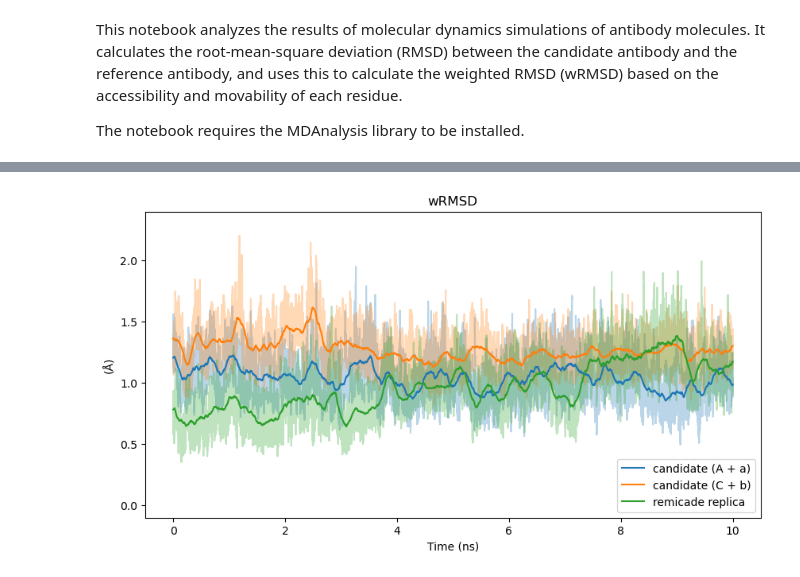
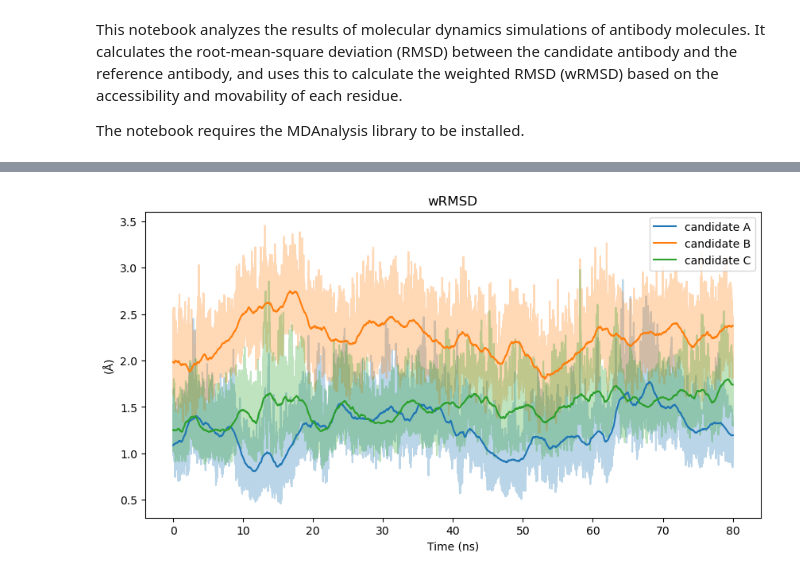
Before and after one commit to Nik9kin/antibody_humanization_by_scaffolding, a Jupyter notebook: wRMSD_calculation.ipynb, the cells around one changed output, grey strips where cells are left out. Drawn from its saved outputs; the diff is of its cells as text; code cells hidden in the pictures.

Commit message:
80-ns simulations analysis

```diff
--- a/wRMSD_calculation.ipynb
+++ b/wRMSD_calculation.ipynb
@@ -18,8 +18,8 @@ import MDAnalysis as mda
 # Define paths to the reference and candidates antibody simulation data
 PATH_REFERENCE = 'md_simulations/remicade_humanization/remicade/'
 PATH_CANDIDATE_Aa = 'md_simulations/remicade_humanization/candidate_Aa/'
+PATH_CANDIDATE_Bb = 'md_simulations/remicade_humanization/candidate_Bb/'
 PATH_CANDIDATE_Cb = 'md_simulations/remicade_humanization/candidate_Cb/'
-PATH_REMICADE_2 = 'md_simulations/remicade_humanization/remicade_2/'
 
 # Define the CDR residues for the antibodies
 CDRS = {
@@ -86,12 +74,13 @@ def read_xvg_file(filename):
     return np.loadtxt(data)
 
 
-# Define a function to calculate the distance matrix from a set of coordinates
+# Function to calculate the distance matrix from a set of coordinates
 def coordinates2distance_matrix(coordinates):
     return np.sqrt(np.sum((coordinates[:, np.newaxis, :] - coordinates[np.newaxis, :, :]) ** 2, axis=-1))
 
 
-def compute_wrmsd(candidate, reference, sasa, rmsf):
+def compute_wrmsd(candidate, reference, sasa, rmsf,
+                  cand_start=0, cand_end=traj_len, ref_start=0, ref_end=traj_len):
     reference_cdr = sum([reference.residues[val[0] - 1:val[1] - 1].atoms for val in CDRS.values()])
     reference_cdr_ca = reference_cdr.select_atoms('name CA')
 
@@ -99,14 +88,17 @@ def compute_wrmsd(candidate, reference, sasa, rmsf):
     candidate_cdr_ca = candidate_cdr.select_atoms('name CA')
 
     rmsd = []
+    assert ref_end - ref_start == cand_end - cand_start
     # Calculate the RMSD for each frame of the trajectories
-    for ts_ref, ts_cand in tqdm(zip(reference.trajectory, candidate.trajectory)):
+    for ts_ref, ts_cand in tqdm(zip(reference.trajectory[ref_start:ref_end],
+                                    candidate.trajectory[cand_start:cand_end]), total=ref_end - ref_start):
         distance_matrix_ref = coordinates2distance_matrix(ts_ref[reference_cdr_ca.ix])
         distance_matrix_cand = coordinates2distance_matrix(ts_cand[candidate_cdr_ca.ix])
         rmsd.append(np.sqrt(np.sum((distance_matrix_cand - distance_matrix_ref) ** 2, axis=1) / (N - 1)))
 
     rmsd = np.array(rmsd)
-    accessibility_weights = sasa / sasa.sum(axis=1).reshape(-1, 1)
+    sasa_cropped = sasa[ref_start:ref_end, :]
+    accessibility_weights = sasa_cropped / sasa_cropped.sum(axis=1).reshape(-1, 1)
 
     rmsf_cdr = np.hstack([rmsf[val[0] - 1:val[1] - 1] for val in CDRS.values()])
     movability_weights = rmsf_cdr.mean() / rmsf_cdr
@@ -114,15 +106,16 @@ def compute_wrmsd(candidate, reference, sasa, rmsf):
     return np.sum(rmsd * accessibility_weights * movability_weights, axis=1)
 
 
-def smooth_array(arr, window_size: int=1000):
+# Function to calculate a sliding average for wRMSD visualization
+def smooth_array(arr, window_size: int=10_000):
     smoothing_kernel = np.ones(window_size) / window_size
     return np.convolve(np.pad(arr, (window_size // 2, (window_size - 1) // 2), 'reflect'),
                        smoothing_kernel, mode='valid')
 
-def plot_wrmsd(wrmsd, window_size: int=1000):
+
+def plot_wrmsd(wrmsd, window_size: int=10_000):
     plt.plot(wrmsd)
     plt.plot(smooth_array(wrmsd, window_size))
     plt.show()
 # %%
-sasa_reference = read_xvg_file(os.path.join(PATH_REFERENCE, 'analysis/sasa_10ns.xvg'))[:, 2:]
-sasa_reference_2 = read_xvg_file(os.path.join(PATH_REMICADE_2, 'analysis/sasa_10ns.xvg'))[:, 2:]
+sasa_reference = read_xvg_file(os.path.join(PATH_REFERENCE, 'analysis/sasa_0_80.xvg'))[:, 2:]
@@ -144,21 +142,21 @@ plt.show()
 # %%
 wrmsd_Aa = compute_wrmsd(candidate_Aa, reference, sasa_reference, rmsf)
+wrmsd_Bb = compute_wrmsd(candidate_Bb, reference, sasa_reference, rmsf)
 wrmsd_Cb = compute_wrmsd(candidate_Cb, reference, sasa_reference, rmsf)
-wrmsd_remicade = compute_wrmsd(remicade_2, reference, sasa_reference, rmsf)
 # %%
 plt.figure(figsize=(10, 5))
 plt.title('wRMSD')
-plt.plot(np.linspace(0.0, 10.0, 50001), wrmsd_Aa, alpha=0.3)
-plt.plot(np.linspace(0.0, 10.0, 50001), wrmsd_Cb, alpha=0.3)
-plt.plot(np.linspace(0.0, 10.0, 50001), wrmsd_remicade, alpha=0.3)
-plt.plot(np.linspace(0.0, 10.0, 50001), smooth_array(wrmsd_Aa), 'C0', label='candidate (A + a)')
-plt.plot(np.linspace(0.0, 10.0, 50001), smooth_array(wrmsd_Cb), 'C1', label='candidate (C + b)')
-plt.plot(np.linspace(0.0, 10.0, 50001), smooth_array(wrmsd_remicade), 'C2', label='remicade replica')
+plt.plot(np.linspace(0.0, simulation_time, traj_len), wrmsd_Aa, alpha=0.3)
+plt.plot(np.linspace(0.0, simulation_time, traj_len), wrmsd_Bb, alpha=0.3)
+plt.plot(np.linspace(0.0, simulation_time, traj_len), wrmsd_Cb, alpha=0.3)
+plt.plot(np.linspace(0.0, simulation_time, traj_len), smooth_array(wrmsd_Aa), 'C0', label='candidate A')
+plt.plot(np.linspace(0.0, simulation_time, traj_len), smooth_array(wrmsd_Bb), 'C1', label='candidate B')
+plt.plot(np.linspace(0.0, simulation_time, traj_len), smooth_array(wrmsd_Cb), 'C2', label='candidate C')
 plt.legend()
 plt.ylabel('(Å)')
 plt.xlabel('Time (ns)')
-plt.ylim(-0.1, 2.4)
+# plt.ylim(-0.1, 2.4)
 # plt.savefig('presentation/wRMSD_plot.png')
 plt.show()
 # %% [output]
-[figure, old version]
+[figure, new version]
```
Also changed, not shown: parts of 25 cells of this notebook, 2 other files.
